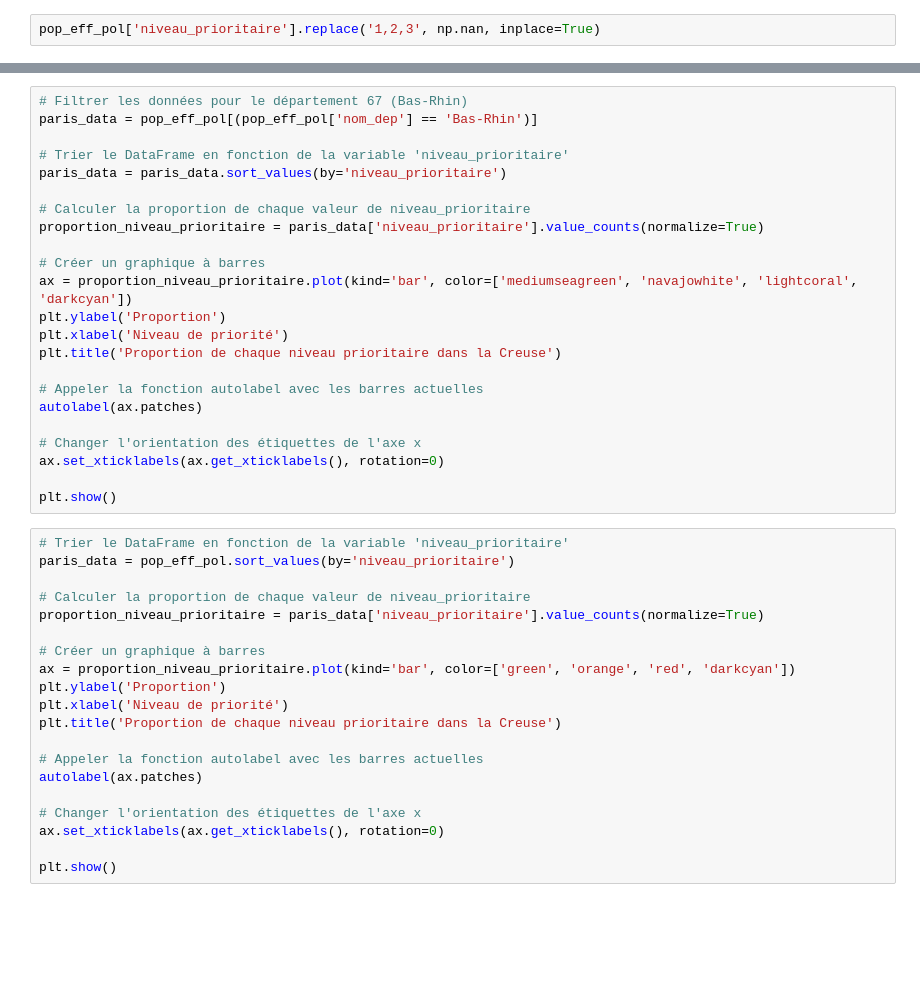
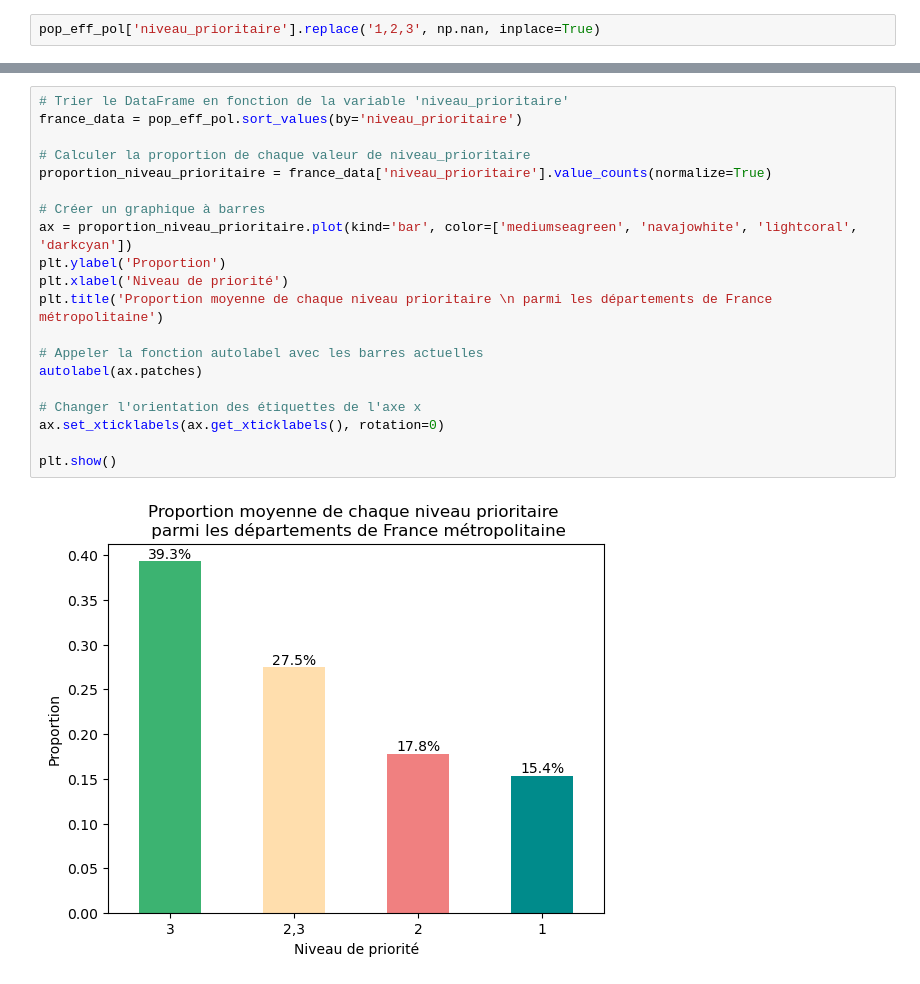
Before and after one commit to tpaquier/Python_DS, a Jupyter notebook: Stat PIB.ipynb, the cells around one changed output, grey strips where cells are left out. Cells and saved outputs as stored; diff of their text form; blank space fills up the shorter version.

Commit message:
Fonction pour le niveau de priorité
D'autres changements à venir ...

```diff
--- a/Stat PIB.ipynb
+++ b/Stat PIB.ipynb
@@ -299,43 +216,22 @@ plt.show()
-# %%
-# Filtrer les données pour le département 67 (Bas-Rhin)
-paris_data = pop_eff_pol[(pop_eff_pol['nom_dep'] == 'Bas-Rhin')]
-
-# Trier le DataFrame en fonction de la variable 'niveau_prioritaire'
-paris_data = paris_data.sort_values(by='niveau_prioritaire')
-
-# Calculer la proportion de chaque valeur de niveau_prioritaire
-proportion_niveau_prioritaire = paris_data['niveau_prioritaire'].value_counts(normalize=True)
-
-# Créer un graphique à barres
-ax = proportion_niveau_prioritaire.plot(kind='bar', color=['mediumseagreen', 'navajowhite', 'lightcoral', 'darkcyan'])
-plt.ylabel('Proportion')
-plt.xlabel('Niveau de priorité')
-plt.title('Proportion de chaque niveau prioritaire dans la Creuse')
-
-# Appeler la fonction autolabel avec les barres actuelles
-autolabel(ax.patches)
-
-# Changer l'orientation des étiquettes de l'axe x
-ax.set_xticklabels(ax.get_xticklabels(), rotation=0)
-
-plt.show()
-# %%
-# Trier le DataFrame en fonction de la variable 'niveau_prioritaire'
-paris_data = pop_eff_pol.sort_values(by='niveau_prioritaire')
-
-# Calculer la proportion de chaque valeur de niveau_prioritaire
-proportion_niveau_prioritaire = paris_data['niveau_prioritaire'].value_counts(normalize=True)
-
-# Créer un graphique à barres
-ax = proportion_niveau_prioritaire.plot(kind='bar', color=['green', 'orange', 'red', 'darkcyan'])
-plt.ylabel('Proportion')
-plt.xlabel('Niveau de priorité')
-plt.title('Proportion de chaque niveau prioritaire dans la Creuse')
-
-# Appeler la fonction autolabel avec les barres actuelles
-autolabel(ax.patches)
-
-# Changer l'orientation des étiquettes de l'axe x
-ax.set_xticklabels(ax.get_xticklabels(), rotation=0)
-
-plt.show()
+# %%
+# Trier le DataFrame en fonction de la variable 'niveau_prioritaire'
+france_data = pop_eff_pol.sort_values(by='niveau_prioritaire')
+
+# Calculer la proportion de chaque valeur de niveau_prioritaire
+proportion_niveau_prioritaire = france_data['niveau_prioritaire'].value_counts(normalize=True)
+
+# Créer un graphique à barres
+ax = proportion_niveau_prioritaire.plot(kind='bar', color=['mediumseagreen', 'navajowhite', 'lightcoral', 'darkcyan'])
+plt.ylabel('Proportion')
+plt.xlabel('Niveau de priorité')
+plt.title('Proportion moyenne de chaque niveau prioritaire \n parmi les départements de France métropolitaine')
+
+# Appeler la fonction autolabel avec les barres actuelles
+autolabel(ax.patches)
+
+# Changer l'orientation des étiquettes de l'axe x
+ax.set_xticklabels(ax.get_xticklabels(), rotation=0)
+
+plt.show()
+# %% [output]
+[figure, added]
```
Also changed, not shown: parts of 12 cells of this notebook.
